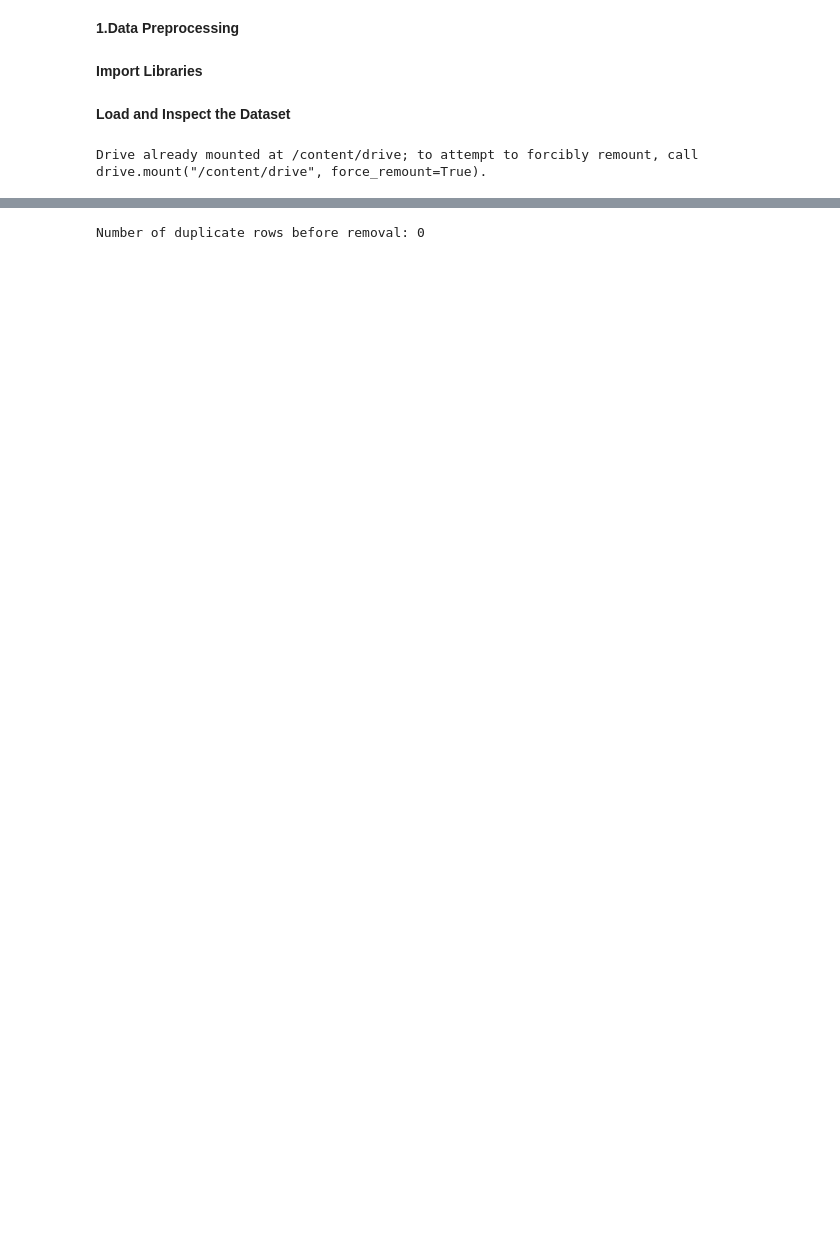
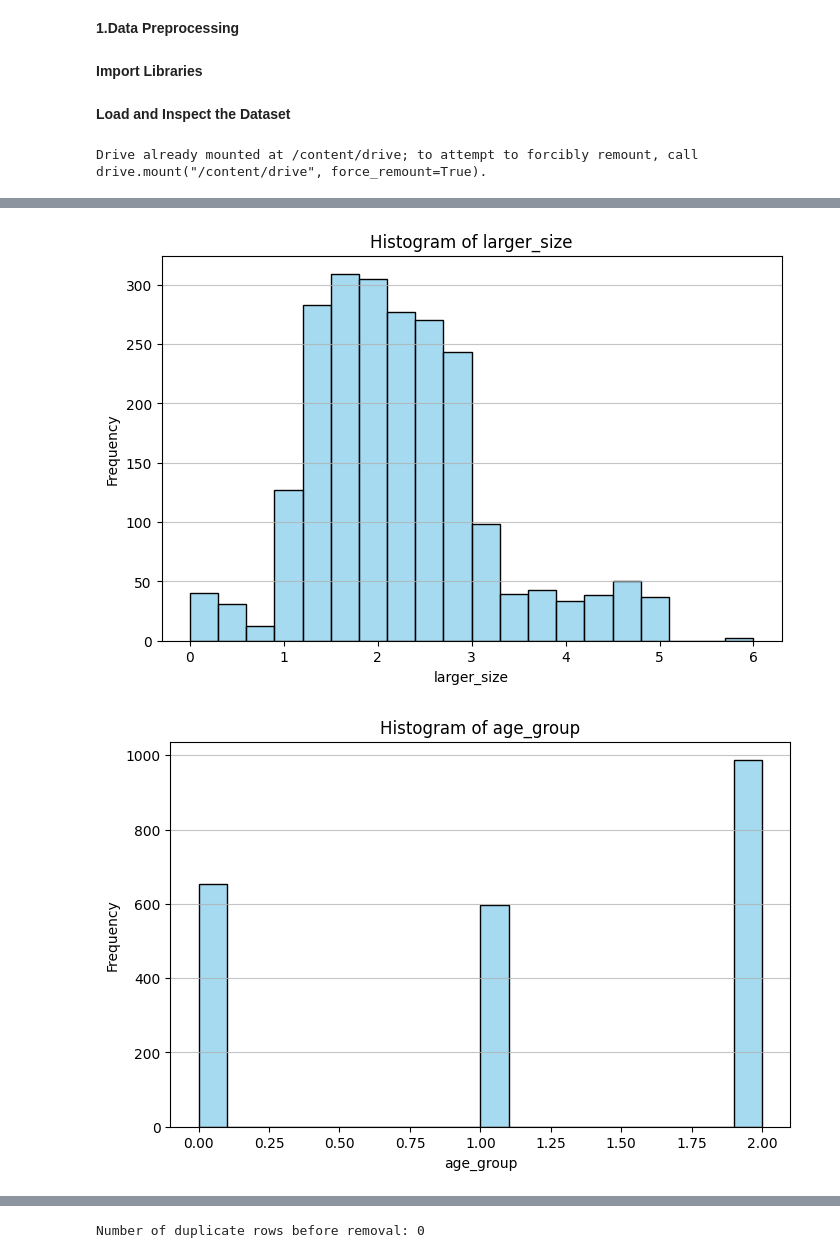
Before and after one commit to tharushaliyanagama/OralCancerEarlyDetection-DSGP, a Jupyter notebook: Text_Data_Analysis.ipynb, the cells around one changed output, grey strips where cells are left out. Drawn from its saved outputs; the diff is of its cells as text; code cells hidden in the pictures; blank space fills up the shorter version.

```diff
--- a/Text_Data_Analysis.ipynb
+++ b/Text_Data_Analysis.ipynb
@@ -78,0 +94,14 @@ First 5 rows:
+# %%
+# Plot histograms for specific numerical variables
+for column in ['larger_size', 'age_group']:
+    if column in data.select_dtypes(include=['number']).columns:
+        plt.figure(figsize=(8, 5))
+        sns.histplot(data, x=column, bins=20, color='skyblue', edgecolor='black')
+        plt.title(f"Histogram of {column}")
+        plt.xlabel(column)
+        plt.ylabel("Frequency")
+        plt.grid(axis='y', alpha=0.75)
+        plt.show()
+# %% [output]
+[figure, added]
+[figure, added]
```
Also changed, not shown: parts of 18 cells of this notebook.
